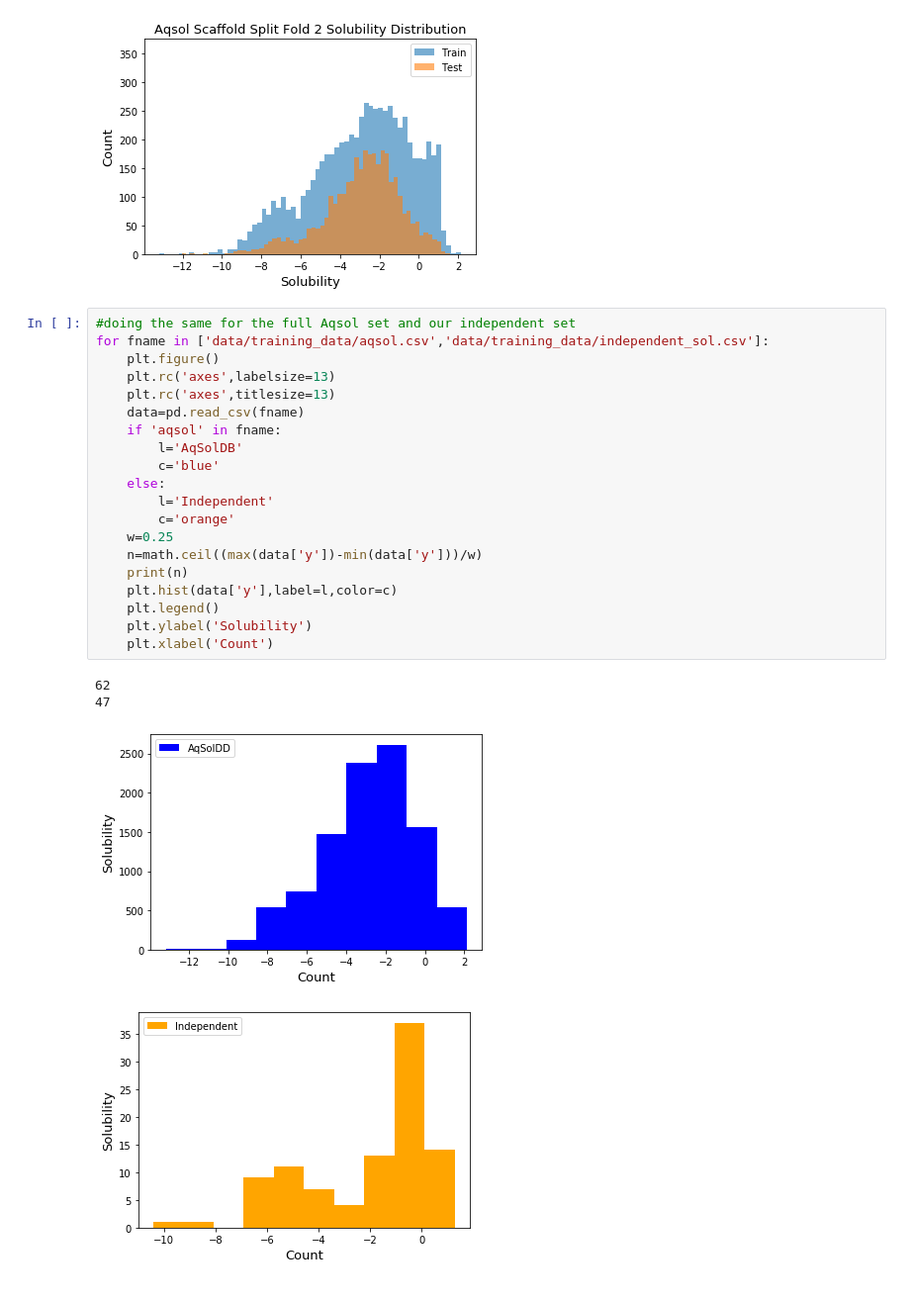
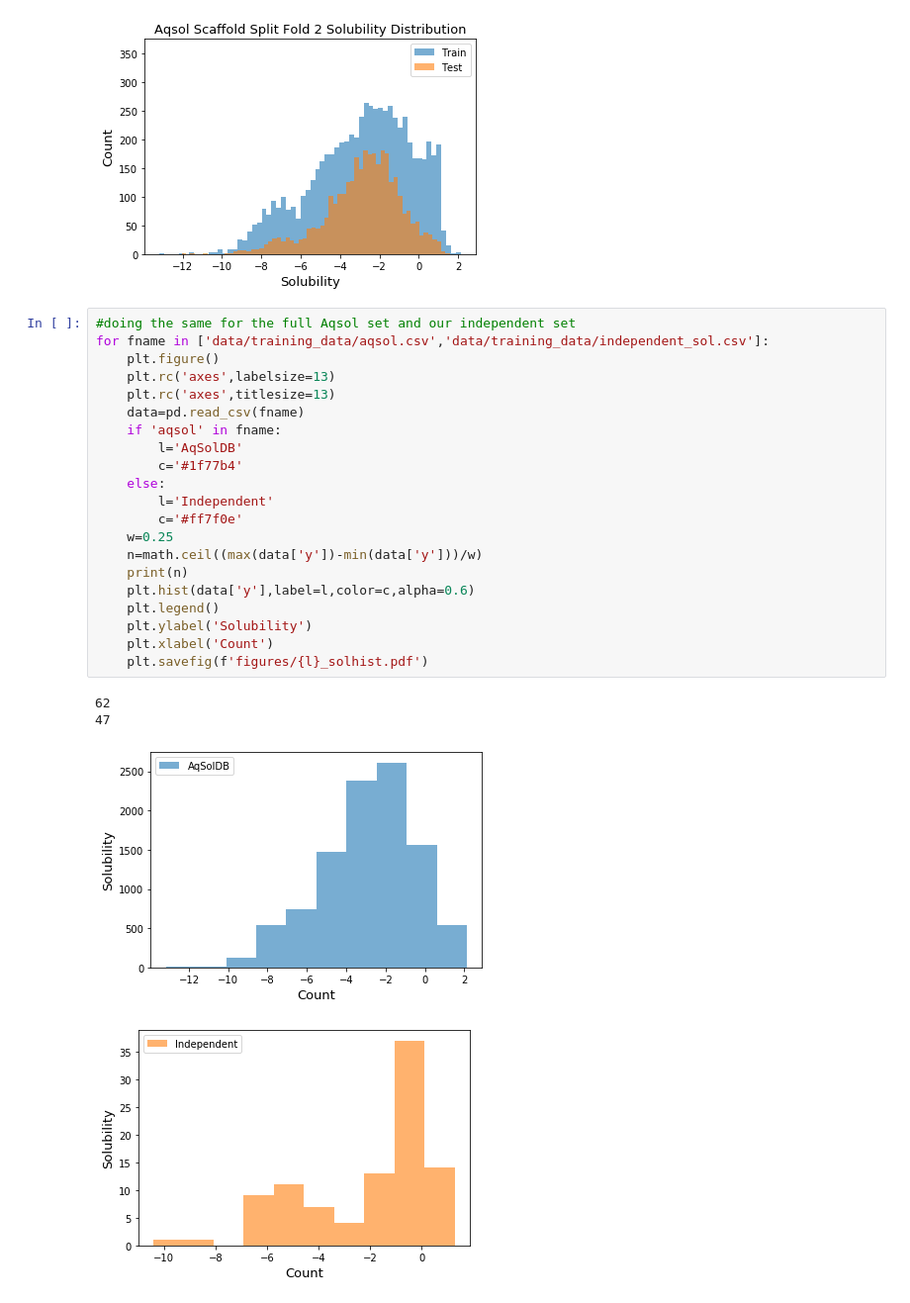
Before and after one commit to francoep/SolTranNet_paper, a Jupyter notebook: Making_Figures.ipynb, the cells around one changed output. Shown at 99% size. Drawn from its saved outputs; the diff is of its cells as text.

Commit message:
fixing the colors on the plots

```diff
--- a/Making_Figures.ipynb
+++ b/Making_Figures.ipynb
@@ -772,25 +772,26 @@ for fold in ['0','1','2']:
 # %%
 #doing the same for the full Aqsol set and our independent set
 for fname in ['data/training_data/aqsol.csv','data/training_data/independent_sol.csv']:
     plt.figure()
     plt.rc('axes',labelsize=13)
     plt.rc('axes',titlesize=13)
     data=pd.read_csv(fname)
     if 'aqsol' in fname:
         l='AqSolDB'
-        c='blue'
+        c='#1f77b4'
     else:
         l='Independent'
-        c='orange'
+        c='#ff7f0e'
     w=0.25
     n=math.ceil((max(data['y'])-min(data['y']))/w)
     print(n)
-    plt.hist(data['y'],label=l,color=c)
+    plt.hist(data['y'],label=l,color=c,alpha=0.6)
     plt.legend()
     plt.ylabel('Solubility')
     plt.xlabel('Count')
+    plt.savefig(f'figures/{l}_solhist.pdf')
 # %% [output]
 62
 47
-[figure, old version]
+[figure, new version]
-[figure, old version]
+[figure, new version]
```
Also changed, not shown: parts of 1 cell of this notebook, 2 other files.
